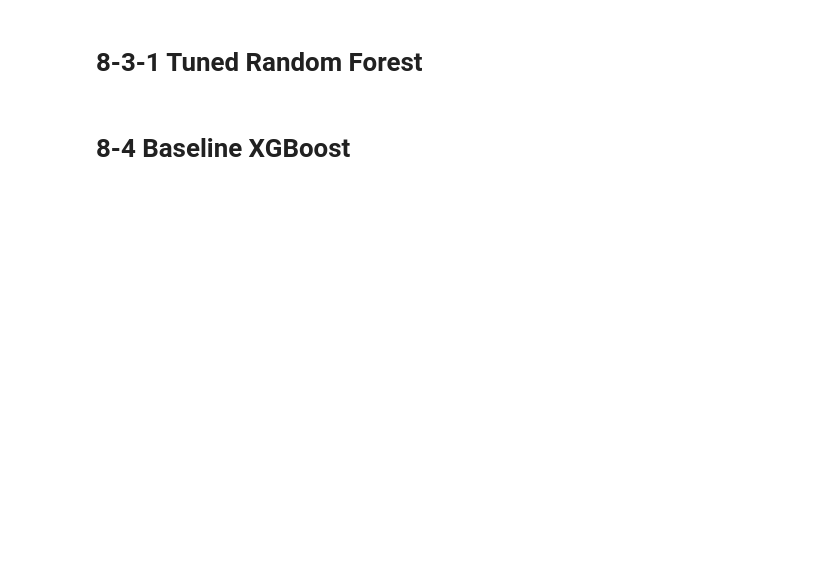
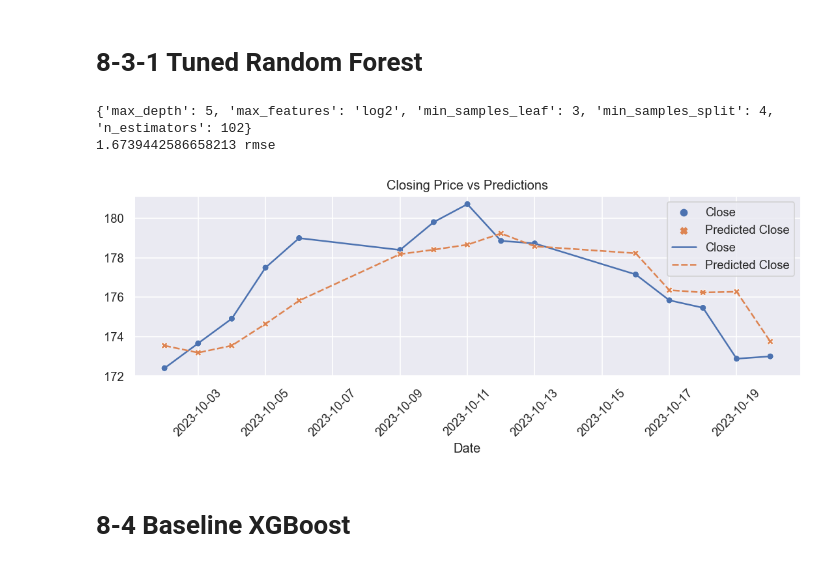
Before and after one commit to praxitelisk/FinancialDashboard, a Jupyter notebook: stock-price-regression-modelling-exp1-0.ipynb, the cells around one changed output. Saved outputs shown, nothing was run; the diff lists cells and outputs as text; code cells hidden in the pictures; blank space fills up the shorter version.

```diff
--- a/stock-price-regression-modelling-exp1-0.ipynb
+++ b/stock-price-regression-modelling-exp1-0.ipynb
@@ -776,34 +783,38 @@ def randomforest_tuning(train_set, validation_set, test_set):
     # unscale y_pred_diff
     train_data = train_set
     test_data = test_set
     y_pred = (y_pred * train_data['Close'].std()) + train_data['Close'].mean()
     y_test = test_data['target']
 
     # Calculate RMSE
     rmse = np.sqrt(mean_squared_error(y_test, y_pred))
     print("{} rmse".format(rmse))
 
 
     #plot Close and predicted Close price
     plot_df = pd.DataFrame({'Date': test_data.index,
                        'Close': test_data['target'],
                        'Predicted Close': y_pred
                            })
 
 
     my_plot = sns.set(rc={'figure.figsize':(11, 3)})
     plt.figure()
     my_plot = sns.scatterplot(plot_df)
     my_plot = sns.lineplot(plot_df)
     my_plot.set_xticklabels(my_plot.get_xticklabels(), rotation=45)
     my_plot.set(title='Closing Price vs Predictions')
 
     # Save the model performance and model name
     df_model_performances.loc["rf_tuned"] = rmse
 
     return final_model, rmse
 
-rf_model_tuned, rf_tuned_rmse = randomforest_tuning(train_set, validation_set, test_set)
+rf_model_tuned, rf_tuned_rmse = randomforest_tuning(train_set.copy(), validation_set.copy(), test_set.copy())
+# %% [output]
+{'max_depth': 5, 'max_features': 'log2', 'min_samples_leaf': 3, 'min_samples_split': 4, 'n_estimators': 102}
+1.6739442586658213 rmse
+[figure, added]
 # %% [markdown]
 # 8-4 Baseline XGBoost
 # %%
```
Also changed, not shown: parts of 22 cells of this notebook.
